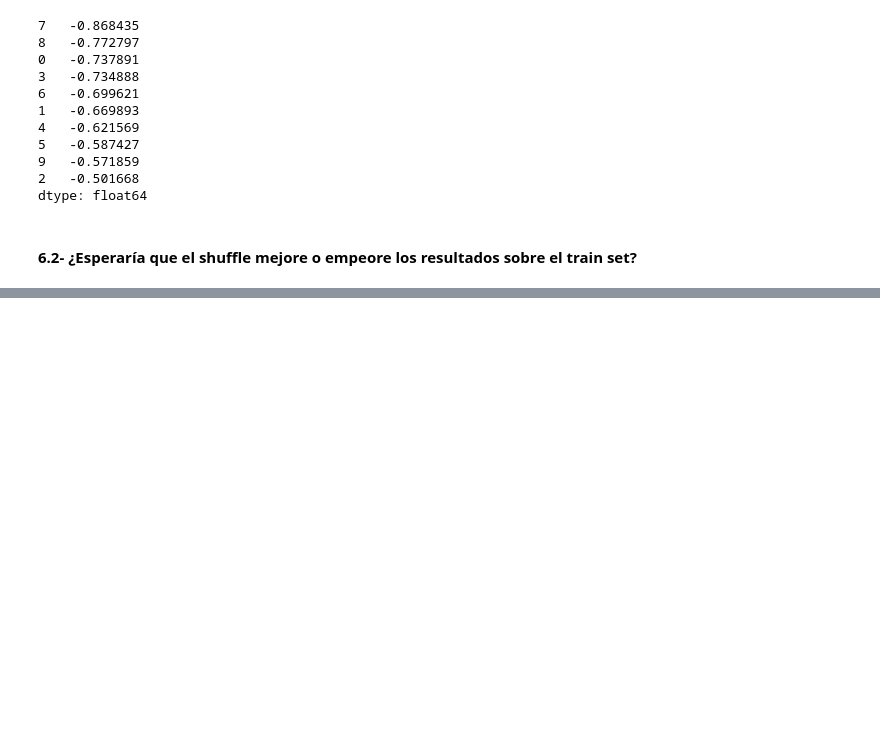
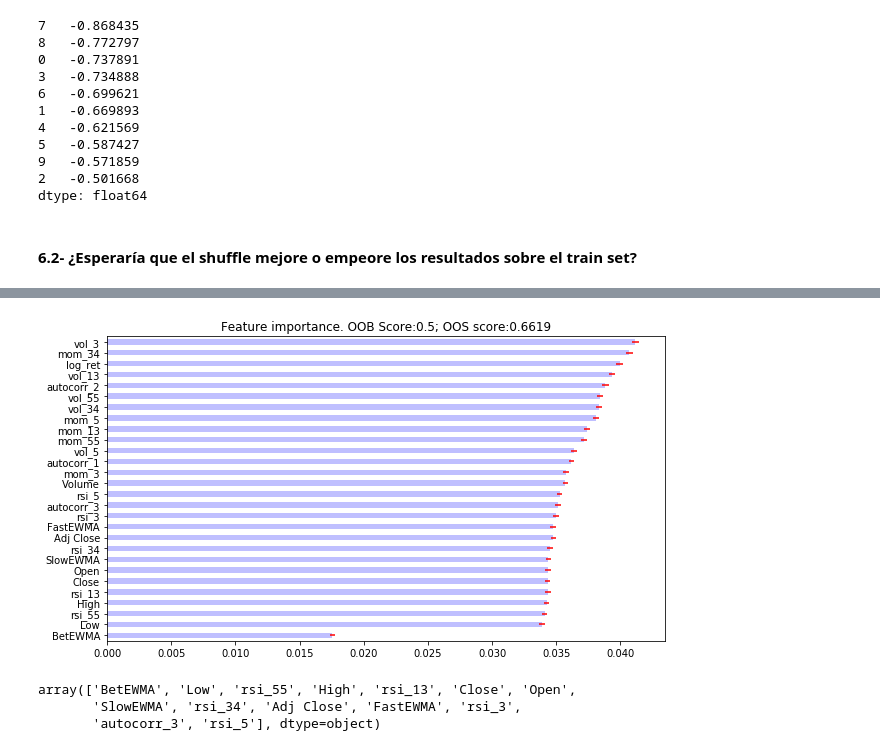
Before and after one commit to agalbachicar/fa_momentum, a Jupyter notebook: src/momentum.ipynb, the cells around one changed output, grey strips where cells are left out. Saved outputs shown, nothing was run; the diff lists cells and outputs as text; code cells hidden in the pictures; blank space fills up the shorter version.

Commit message:
Adds feature importance analysis. (#12)
TODO: Factor Premia paper conclusions into the analysis.

```diff
--- a/src/momentum.ipynb
+++ b/src/momentum.ipynb
@@ -1842,0 +2106,5 @@ Se esperan mejores resultados y como se ve, la performance mejora levemente (est
+# %%
+# Computes a base model to run the feature importance evaluation.
+clf=DecisionTreeClassifier(criterion='entropy', max_features=1, class_weight='balanced', min_weight_fraction_leaf=0.)
+clf=BaggingClassifier(base_estimator=clf, n_estimators=N_ESTIMATORS, max_features=1., max_samples=averageUniqueness, oob_score=True, n_jobs=1)
+fit =clf.fit(X=trnsX, y=cont['bin'], sample_weight=cont['w'].values)
@@ -1842,0 +2115,3 @@ Se esperan mejores resultados y como se ve, la performance mejora levemente (est
+# %%
+mdi_imp, mdi_oob, mdi_oos = featImportance(trnsX, cont, clf, fit, cv=CV, pctEmbargo=PCT_EMBARGO,
+                                           scoring='accuracy', method='MDI')
@@ -1842,0 +2140,11 @@ Se esperan mejores resultados y como se ve, la performance mejora levemente (est
+# %%
+plot_feature_importance(mdi_imp, mdi_oob, mdi_oos)
+# %% [output]
+[figure, added]
+# %%
+less_imp_features_mdi = mdi_imp[mdi_imp['mean'] < mdi_imp['mean'].values.mean()].index.values
+less_imp_features_mdi
+# %% [output]
+array(['BetEWMA', 'Low', 'rsi_55', 'High', 'rsi_13', 'Close', 'Open',
+       'SlowEWMA', 'rsi_34', 'Adj Close', 'FastEWMA', 'rsi_3',
+       'autocorr_3', 'rsi_5'], dtype=object)
```
Also changed, not shown: parts of 27 cells of this notebook.
